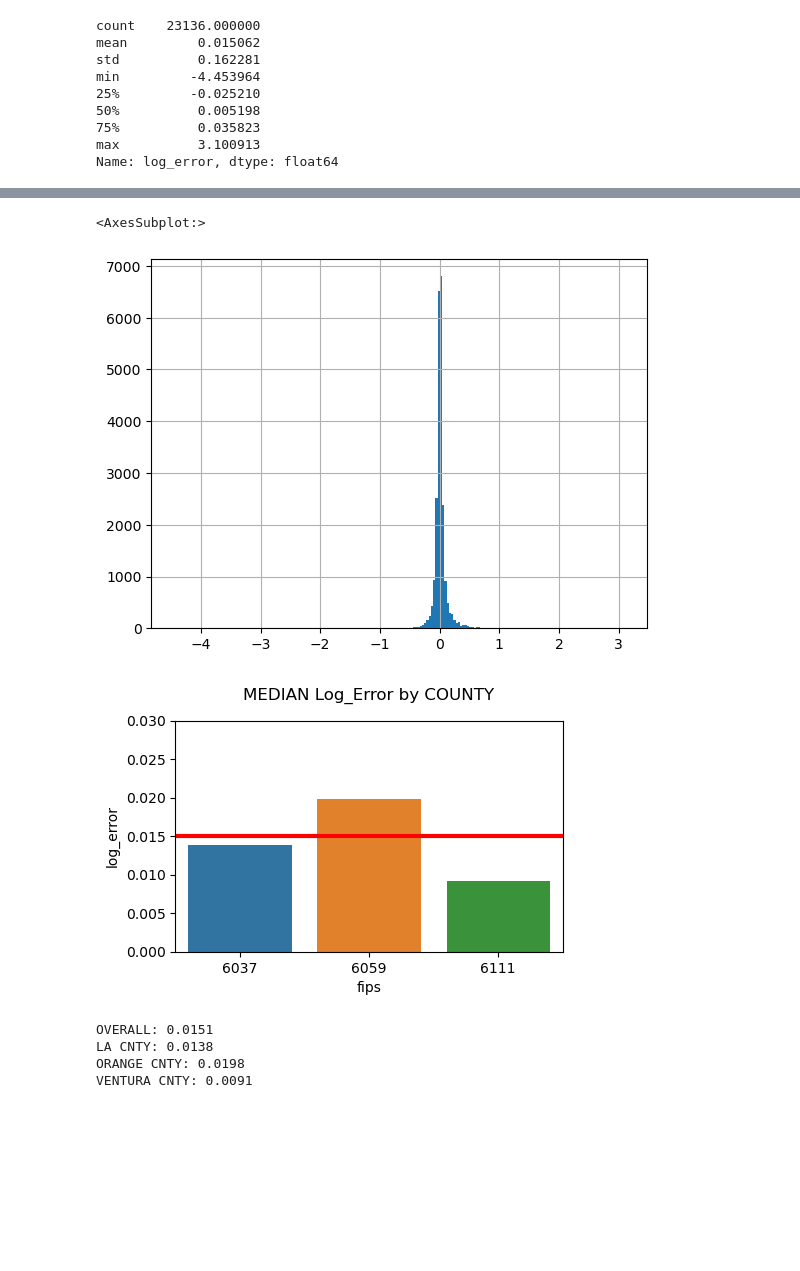
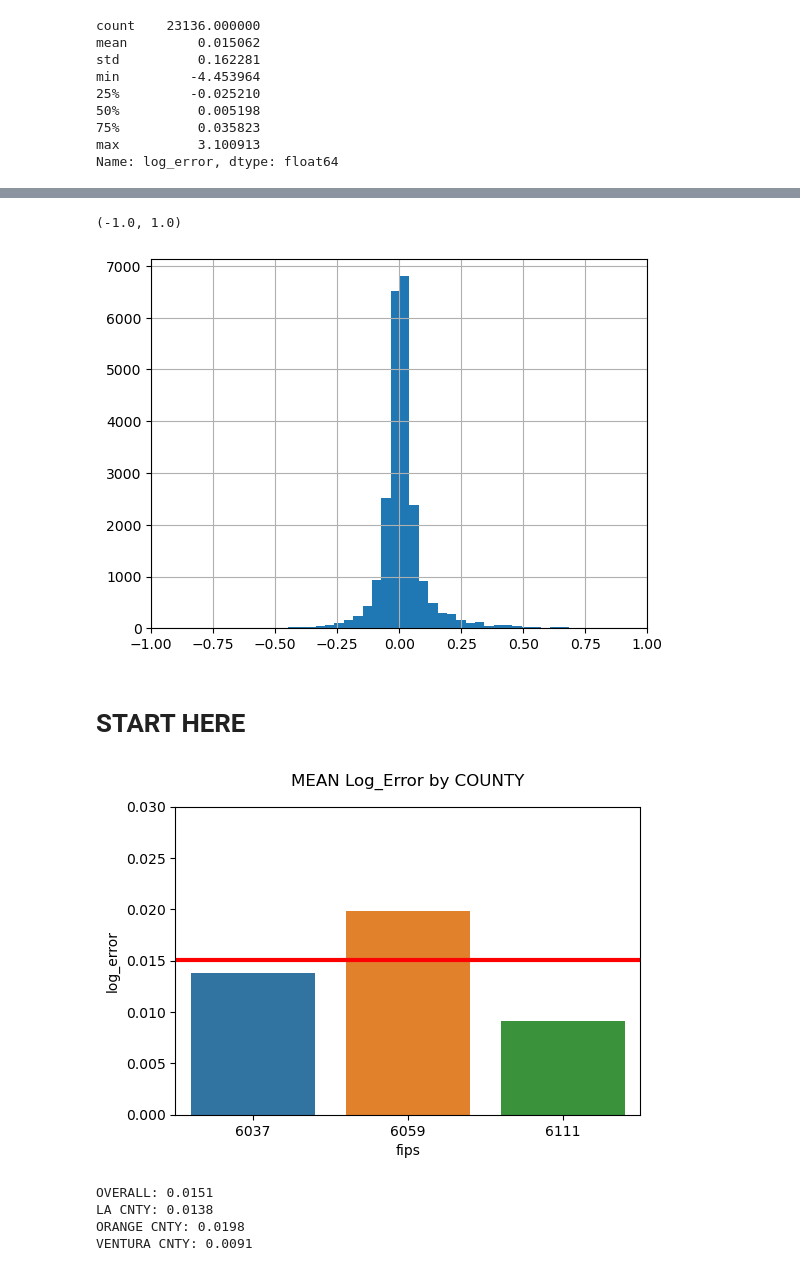
Before and after one commit to RichardAlcabes22/clustering-exercises, a Jupyter notebook: explore_zillow.ipynb, the cells around one changed output, grey strips where cells are left out. Drawn from its saved outputs; the diff is of its cells as text; code cells hidden in the pictures; blank space fills up the shorter version.

```diff
--- a/explore_zillow.ipynb
+++ b/explore_zillow.ipynb
@@ -79,18 +107,21 @@ Name: log_error, dtype: float64
 # %%
 train.log_error.hist(bins=200)
+plt.xlim(-1,1)
 # %% [output]
-<AxesSubplot:>
+(-1.0, 1.0)
-[figure, old version]
+[figure, new version]
+# %% [markdown]
+# START HERE
 # %%
 mean = train.log_error.mean()
-plt.figure(figsize=(5,3))
+plt.figure(figsize=(6,4))
 sns.barplot(data=train, y='log_error',x='fips',ci=False)
 plt.axhline(y=mean,color='red', linewidth=3)
-plt.title('MEDIAN Log_Error by COUNTY',pad=15)
+plt.title('MEAN Log_Error by COUNTY',pad=15)
 plt.ylim(0,.03)
 plt.show()
 # %% [output]
-[figure, old version]
+[figure, new version]
 # %%
 #output each mean and overall mean:
 print(f'OVERALL: {round(train.log_error.mean(),4)}')
```
Also changed, not shown: parts of 29 cells of this notebook.
